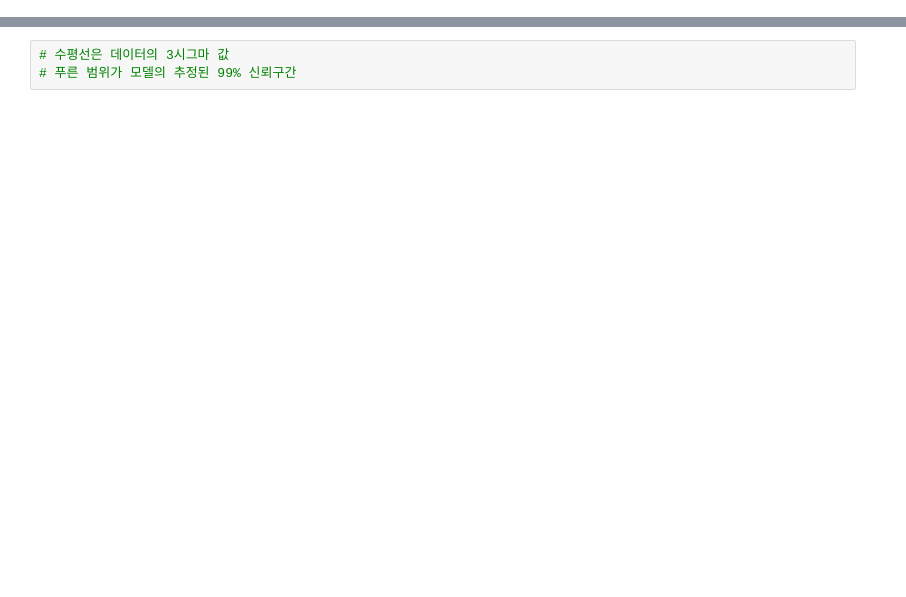
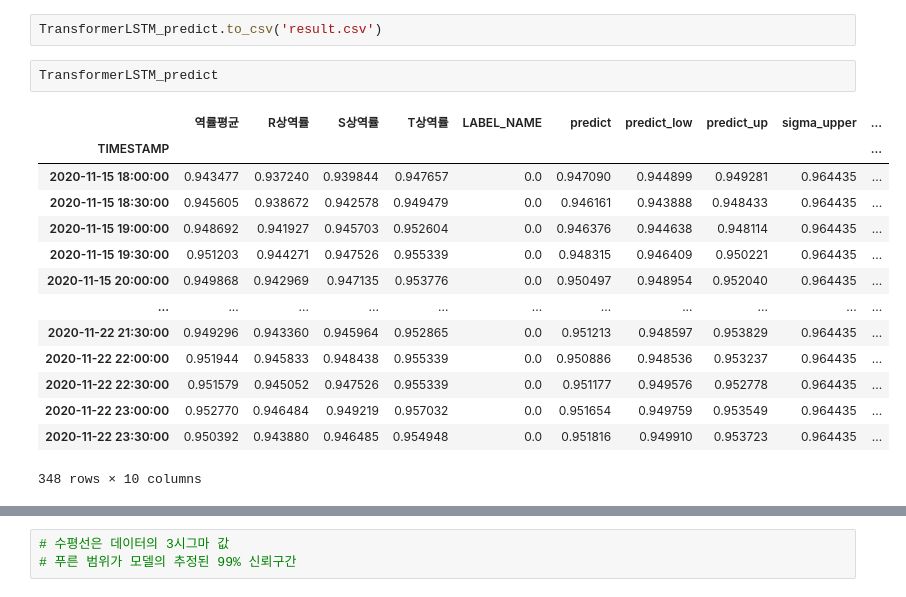
Before and after one commit to Eungyu-Jin/Dropout_uncertainty, a Jupyter notebook: dropout_bayesian.ipynb, the cells around one changed output, grey strips where cells are left out. Cells and saved outputs as stored; diff of their text form; blank space fills up the shorter version.

```diff
--- a/dropout_bayesian.ipynb
+++ b/dropout_bayesian.ipynb
@@ -59,0 +60,19 @@ For Uncertainty model, 0.5868263473053892 are in 99% confidence interval
+# %%
+TransformerLSTM_predict.to_csv('result.csv')
+# %%
+TransformerLSTM_predict
+# %% [output]
+|  | 역률평균 | R상역률 | S상역률 | T상역률 | LABEL_NAME | predict | predict_low | predict_up | sigma_upper | ... |
+| TIMESTAMP |  |  |  |  |  |  |  |  |  | ... |
+| 2020-11-15 18:00:00 | 0.943477 | 0.937240 | 0.939844 | 0.947657 | 0.0 | 0.947090 | 0.944899 | 0.949281 | 0.964435 | ... |
+| 2020-11-15 18:30:00 | 0.945605 | 0.938672 | 0.942578 | 0.949479 | 0.0 | 0.946161 | 0.943888 | 0.948433 | 0.964435 | ... |
+| 2020-11-15 19:00:00 | 0.948692 | 0.941927 | 0.945703 | 0.952604 | 0.0 | 0.946376 | 0.944638 | 0.948114 | 0.964435 | ... |
+| 2020-11-15 19:30:00 | 0.951203 | 0.944271 | 0.947526 | 0.955339 | 0.0 | 0.948315 | 0.946409 | 0.950221 | 0.964435 | ... |
+| 2020-11-15 20:00:00 | 0.949868 | 0.942969 | 0.947135 | 0.953776 | 0.0 | 0.950497 | 0.948954 | 0.952040 | 0.964435 | ... |
+| ... | ... | ... | ... | ... | ... | ... | ... | ... | ... | ... |
+| 2020-11-22 21:30:00 | 0.949296 | 0.943360 | 0.945964 | 0.952865 | 0.0 | 0.951213 | 0.948597 | 0.953829 | 0.964435 | ... |
+| 2020-11-22 22:00:00 | 0.951944 | 0.945833 | 0.948438 | 0.955339 | 0.0 | 0.950886 | 0.948536 | 0.953237 | 0.964435 | ... |
+| 2020-11-22 22:30:00 | 0.951579 | 0.945052 | 0.947526 | 0.955339 | 0.0 | 0.951177 | 0.949576 | 0.952778 | 0.964435 | ... |
+| 2020-11-22 23:00:00 | 0.952770 | 0.946484 | 0.949219 | 0.957032 | 0.0 | 0.951654 | 0.949759 | 0.953549 | 0.964435 | ... |
+| 2020-11-22 23:30:00 | 0.950392 | 0.943880 | 0.946485 | 0.954948 | 0.0 | 0.951816 | 0.949910 | 0.953723 | 0.964435 | ... |
+348 rows × 10 columns
```
Also changed, not shown: parts of 6 cells of this notebook, 2 other files.
